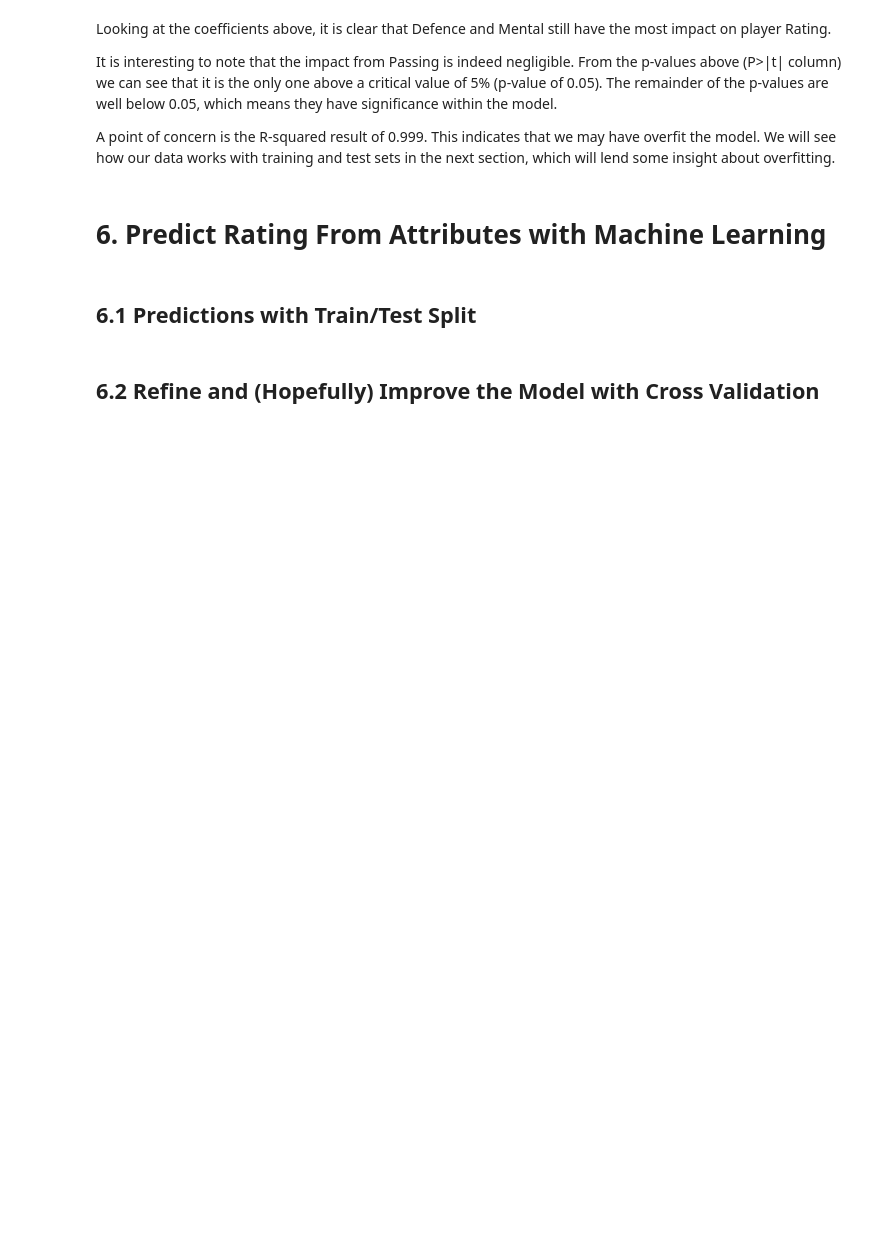
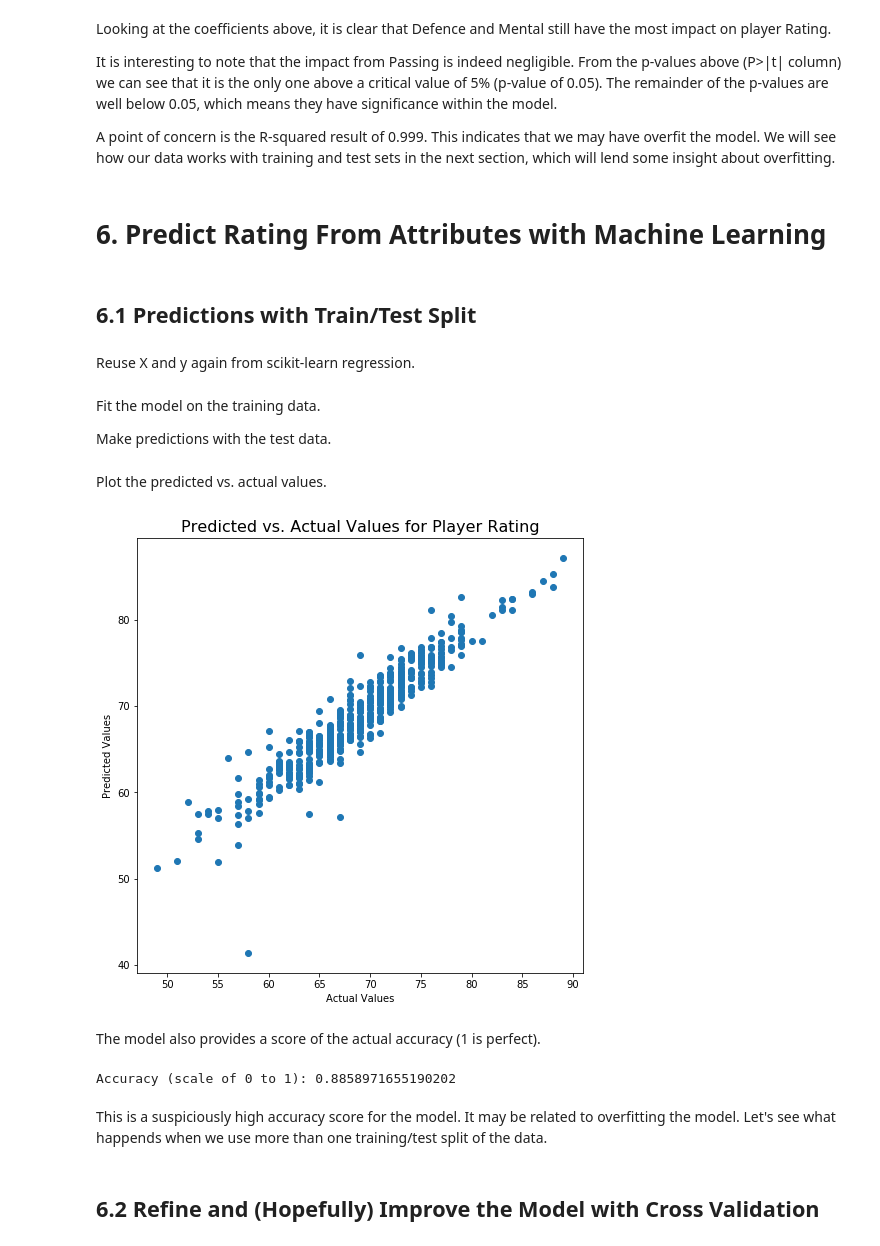
Before and after one commit to JamesHuang22/fifa, a Jupyter notebook: fifa_nb.ipynb, the cells around one changed output. Cells and saved outputs as stored; diff of their text form; code cells hidden in the pictures; blank space fills up the shorter version.

```diff
--- a/fifa_nb.ipynb
+++ b/fifa_nb.ipynb
@@ -575,5 +577,38 @@ A point of concern is the R-squared result of 0.999.  This indicates that we may
 # 6. Predict Rating From Attributes with Machine Learning
 # %% [markdown]
 ## 6.1 Predictions with Train/Test Split
+# %% [markdown]
+Reuse X and y again from scikit-learn regression.
+# %%
+X_train, X_test, y_train, y_test = model_selection.train_test_split(X, y, test_size=0.2)
+# %% [markdown]
+Fit the model on the training data.
+
+
+Make predictions with the test data.
+# %%
+lm = linear_model.LinearRegression()
+
+model = lm.fit(X_train, y_train)
+predictions = lm.predict(X_test)
+# %% [markdown]
+Plot the predicted vs. actual values.
+# %%
+plt.figure(figsize=(8,8))
+plt.title("Predicted vs. Actual Values for Player Rating", fontsize=16)
+plt.scatter(y_test,predictions)
+plt.xlabel("Actual Values")
+plt.ylabel("Predicted Values")
+plt.show()
+# %% [output]
+[figure, added]
+# %% [markdown]
+The model also provides a score of the actual accuracy (1 is perfect).
+# %%
+print("Accuracy (scale of 0 to 1): {}".format(model.score(X_test, y_test)))
+# %% [output]
+Accuracy (scale of 0 to 1): 0.8858971655190202
+# %% [markdown]
+This is a suspiciously high accuracy score for the model.  It may be related to overfitting the model.  Let's see what happends when we use more than one training/test split of the data.
 # %% [markdown]
 ## 6.2 Refine and (Hopefully) Improve the Model with Cross Validation
```
Also changed, not shown: parts of 6 cells of this notebook.
